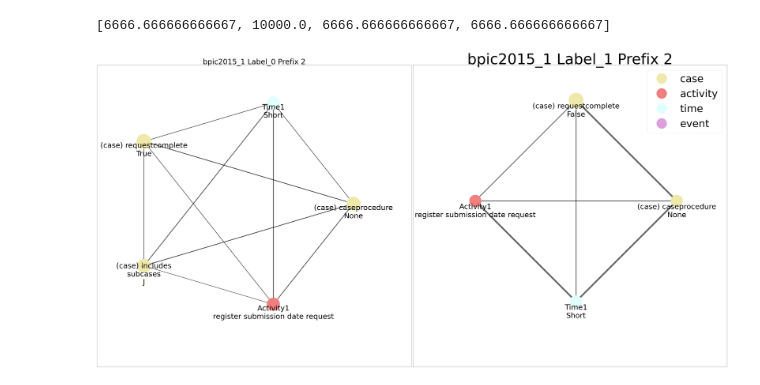
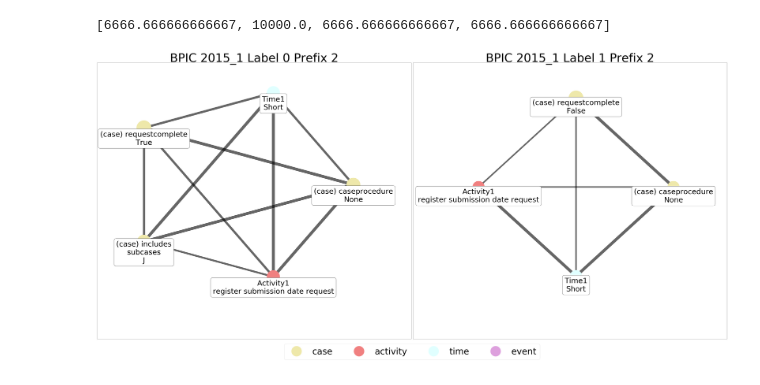
Before and after one commit to ghksdl6025/rule-based-predictive-monitoring, a Jupyter notebook: graph/drawnetwork.ipynb, the cells around one changed output. Cells and saved outputs as stored; diff of their text form; code cells hidden in the pictures.

```diff
--- a/graph/drawnetwork.ipynb
+++ b/graph/drawnetwork.ipynb
@@ -15,16 +15,18 @@ ax2 = ax[1]
 prefix = str(2)
 graph = nx.Graph()
 edges = {}
+
 nodefrequency = {}
 
-filename = '../bpic2015/ltl1/bpic2015_1/ruleresult/way3/threshold0.7/Summarized_Rule_prefix'+str(prefix)+'_rnd0.json'
+filename = '../data/bpic2015/ltl1/bpic2015_1/ruleresult/way3/threshold0.7/Summarized_Rule_prefix'+str(prefix)+'_rnd0.json'
 with open(filename,'r') as f:
     data = json.load(f)
 
 ante = []
+label = 'Label 0'
+
+title = 'BPIC 2015_1 '+label+' Prefix '+prefix
 label = 'Label_0'
-
-title = 'bpic2015_1 '+label+' Prefix '+prefix
 # BPIC 2015
 case_att = ['(case) includes_subcases', '(case) responsible_actor', '(case) SUMleges', '(case) caseprocedure',
 '(case) casestatus', '(case) case_type', '(case) last_phase', '(case) parts', '(case) requestcomplete',
@@ -80,7 +82,7 @@ for x,y in edges.keys():
     graph.add_edge(x,y,weight=edges[(x,y)])
     edgeweight.append(edges[(x,y)])
 
-edgeweight = [50*x/sum(edgeweight) for x in edgeweight]
+edgeweight = [20*x/max(edgeweight) for x in edgeweight]
 pos = nx.shell_layout(graph)
 for t in pos.keys():
     pos[t] = pos[t]*0.9
@@ -93,16 +95,21 @@ node_size = [10000*x/max(node_size) for x in node_size]
 nx.draw_networkx_nodes(graph,pos,ax=ax1,font_size=10,node_color=[x[1] for x in graph.nodes.data('color')],node_size=node_size)
 nx.draw_networkx_edges(graph,pos,ax=ax1,width=edgeweight,alpha=0.6,len=0.7)
 for p in pos:  # raise text positions
-    pos[p][1] -= 0.07
+    pos[p][1] -= 0.1
 
 labels ={}
 
 
 for k in graph.nodes:
     labels[k] = k.replace('_','\n')
-nx.draw_networkx_labels(graph, pos,ax=ax1,labels=labels,font_size=50)
+box = {
+'facecolor' : '1',
+'edgecolor' : 'black',
+'boxstyle'  : 'round'
+}
+nx.draw_networkx_labels(graph, pos,ax=ax1,labels=labels,font_size=50,bbox=box)
 
-ax1.set_title(title,fontsize=50)
+ax1.set_title(title,fontsize=80)
 fig.subplots_adjust()
 cut = 1.5
 xmin =cut*min(xx for xx,yy in pos.values())
@@ -118,13 +125,14 @@ graph = nx.Graph()
 edges = {}
 nodefrequency = {}
 
-filename = '../bpic2015/ltl1/bpic2015_1/ruleresult/way3/threshold0.7/Summarized_Rule_prefix'+str(prefix)+'_rnd0.json'
+filename = '../data/bpic2015/ltl1/bpic2015_1/ruleresult/way3/threshold0.7/Summarized_Rule_prefix'+str(prefix)+'_rnd0.json'
 with open(filename,'r') as f:
     data = json.load(f)
 
 ante = []
+label = 'Label 1'
+title = 'BPIC 2015_1 '+label+' Prefix '+prefix
 label = 'Label_1'
-title = 'bpic2015_1 '+label+' Prefix '+prefix
 
 # BPIC 2015
 case_att = ['(case) includes_subcases', '(case) responsible_actor', '(case) SUMleges', '(case) caseprocedure',
@@ -181,7 +189,7 @@ for x,y in edges.keys():
     graph.add_edge(x,y,weight=edges[(x,y)])
     edgeweight.append(edges[(x,y)])
 
-edgeweight = [50*x/sum(edgeweight) for x in edgeweight]
+edgeweight = [20*x/max(edgeweight) for x in edgeweight]
 pos = nx.shell_layout(graph,scale=1)
 
 node_size = [x[1] for x in graph.nodes.data('freqeuncy')]
@@ -192,42 +200,51 @@ nx.draw_networkx_nodes(graph,pos,ax=ax2,font_size=10,node_color=[x[1] for x in g
 nx.draw_networkx_edges(graph,pos,ax=ax2,width=edgeweight,alpha=0.6,len=0.7)
 for p in pos:  # raise text positions
     pos[p][1] -= 0.1
 
 labels ={}
 
 
 for k in graph.nodes:
     labels[k] = k.replace('_','\n')
-nx.draw_networkx_labels(graph, pos,ax=ax2,labels=labels,font_size=50,with_labels = True)
+box = {
+'facecolor' : '1',
+'edgecolor' : 'black',
+'boxstyle'  : 'round'
+}
+nx.draw_networkx_labels(graph, pos,ax=ax2,labels=labels,font_size=50,with_labels = True,bbox=box)
 
-ax2.set_title(title,fontsize=100)
+ax2.set_title(title,fontsize=80)
 fig.subplots_adjust()
 
-cut = 1.5
+cut = 1.55
 xmin =cut*min(xx for xx,yy in pos.values())
 ymin= cut*min(yy for xx,yy in pos.values())
 xmax= cut*max(xx for xx,yy in pos.values())
 ymax= cut*max(yy for xx,yy in pos.values())
 
 ax2.set_xlim(xmin*1.08,xmax)
 ax2.set_ylim(ymin,ymax)
 
 colors = ["g", "w"]
 texts = ["Green Data Description", "RedData Description"]
 patches = [ plt.plot([],[], marker="o", ms=70, ls="", mec=None, color=colorset[i],
             label="{:s}".format(i) )[0]  for i in colorset.keys() ]
-plt.legend(handles=patches,
-           loc='upper right', fontsize=70)
-
-
-try:
-    os.makedirs('./sepsis/rule1/ruleresult/way3/withoutsparse_0.4/saved figures')
-except:
-    pass
 
 plt.tight_layout()
+
+# plt.legend(handles=patches,
+#            loc='upper right', fontsize=60)
+
+plt.subplots_adjust(bottom=0.09)
+fig.legend(handles=patches,
+           loc="lower center",   # Position of legend
+               # Small spacing around legend box
+           fontsize=60,
+           ncol=4
+           )
+
 plt.savefig('./bpic2015_1network.pdf')
 plt.show()
 # %% [output]
 [6666.666666666667, 10000.0, 6666.666666666667, 6666.666666666667]
-[figure, old version]
+[figure, new version]
```
Also changed, not shown: parts of 2 cells of this notebook, 1 other file.
